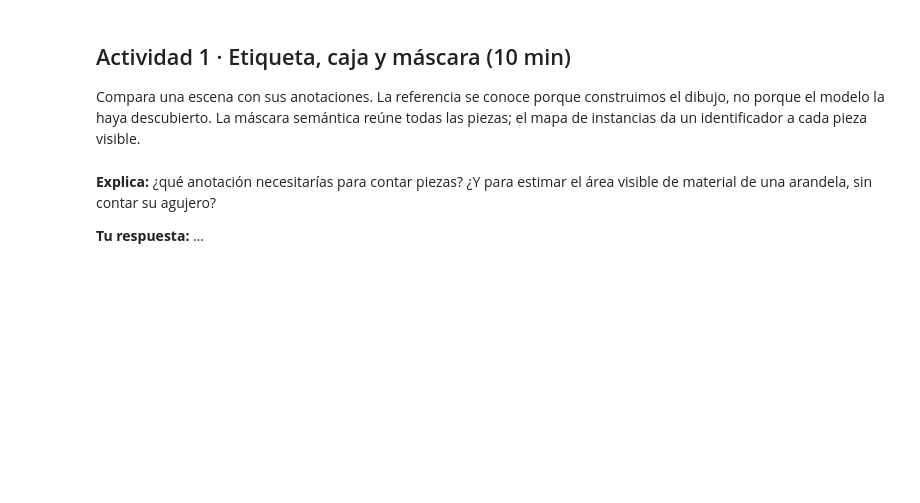
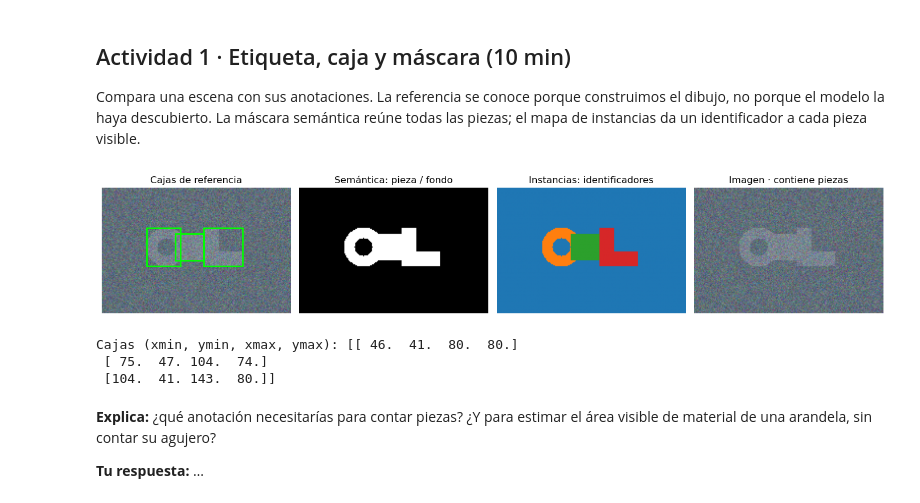
Before and after one commit to afalco/vision-ia-producto, a Jupyter notebook: 03_deteccion_segmentacion/03_deteccion_segmentacion.ipynb, the cells around one changed output. Saved outputs shown, nothing was run; the diff lists cells and outputs as text; code cells hidden in the pictures; blank space fills up the shorter version.

```diff
--- a/03_deteccion_segmentacion/03_deteccion_segmentacion.ipynb
+++ b/03_deteccion_segmentacion/03_deteccion_segmentacion.ipynb
@@ -68,21 +68,26 @@ def iou_mascara(a, b):
 
 Compara una escena con sus anotaciones. La referencia se conoce porque construimos el dibujo, no porque el modelo la haya descubierto. La máscara semántica reúne todas las piezas; el mapa de instancias da un identificador a cada pieza visible.
 # %%
-ejemplo = escena(50)
+ejemplo = escena(50,contacto=True, bajo_contraste=True)
 fig, axes = plt.subplots(1, 4, figsize=(14, 3))
 mostrar_cajas(axes[0], ejemplo["rgb"], cajas_de_etiquetas(ejemplo["instancias"]))
 axes[0].set_title("Cajas de referencia")
 axes[1].imshow(ejemplo["mascara"], cmap="gray", vmin=0, vmax=1)
 axes[1].set_title("Semántica: pieza / fondo")
 axes[2].imshow(ejemplo["instancias"], cmap="tab10", vmin=0, vmax=9)
 axes[2].set_title("Instancias: identificadores")
 axes[3].imshow(ejemplo["rgb"])
 axes[3].set_title("Imagen · contiene piezas")
 for ax in axes:
     ax.axis("off")
 plt.tight_layout()
 plt.show()
 print("Cajas (xmin, ymin, xmax, ymax):", cajas_de_etiquetas(ejemplo["instancias"]))
+# %% [output]
+[figure, added]
+Cajas (xmin, ymin, xmax, ymax): [[ 46.  41.  80.  80.]
+ [ 75.  47. 104.  74.]
+ [104.  41. 143.  80.]]
 # %% [markdown]
 **Explica:** ¿qué anotación necesitarías para contar piezas? ¿Y para estimar el área visible de material de una arandela, sin contar su agujero?
 
```
Also changed, not shown: parts of 5 cells of this notebook, 3 other files.
